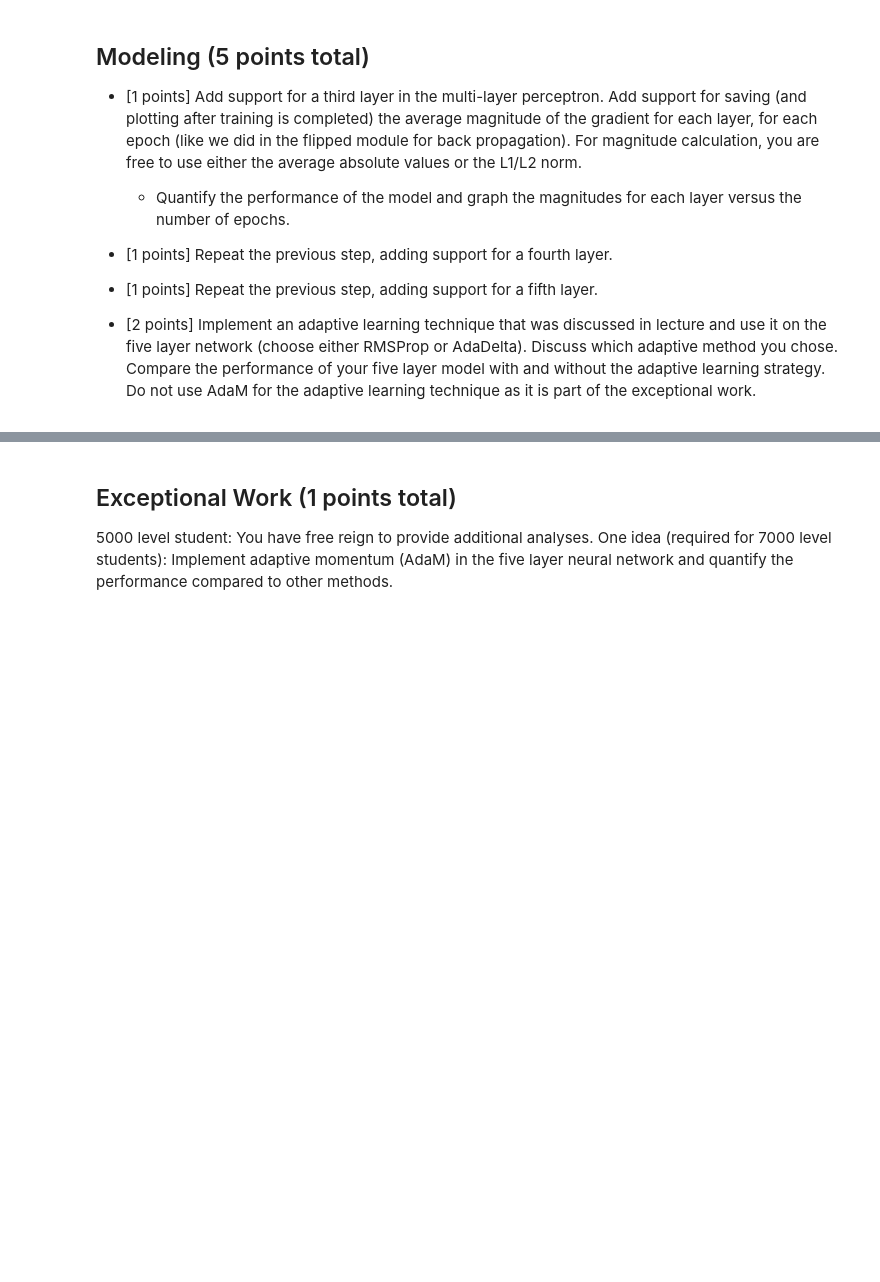
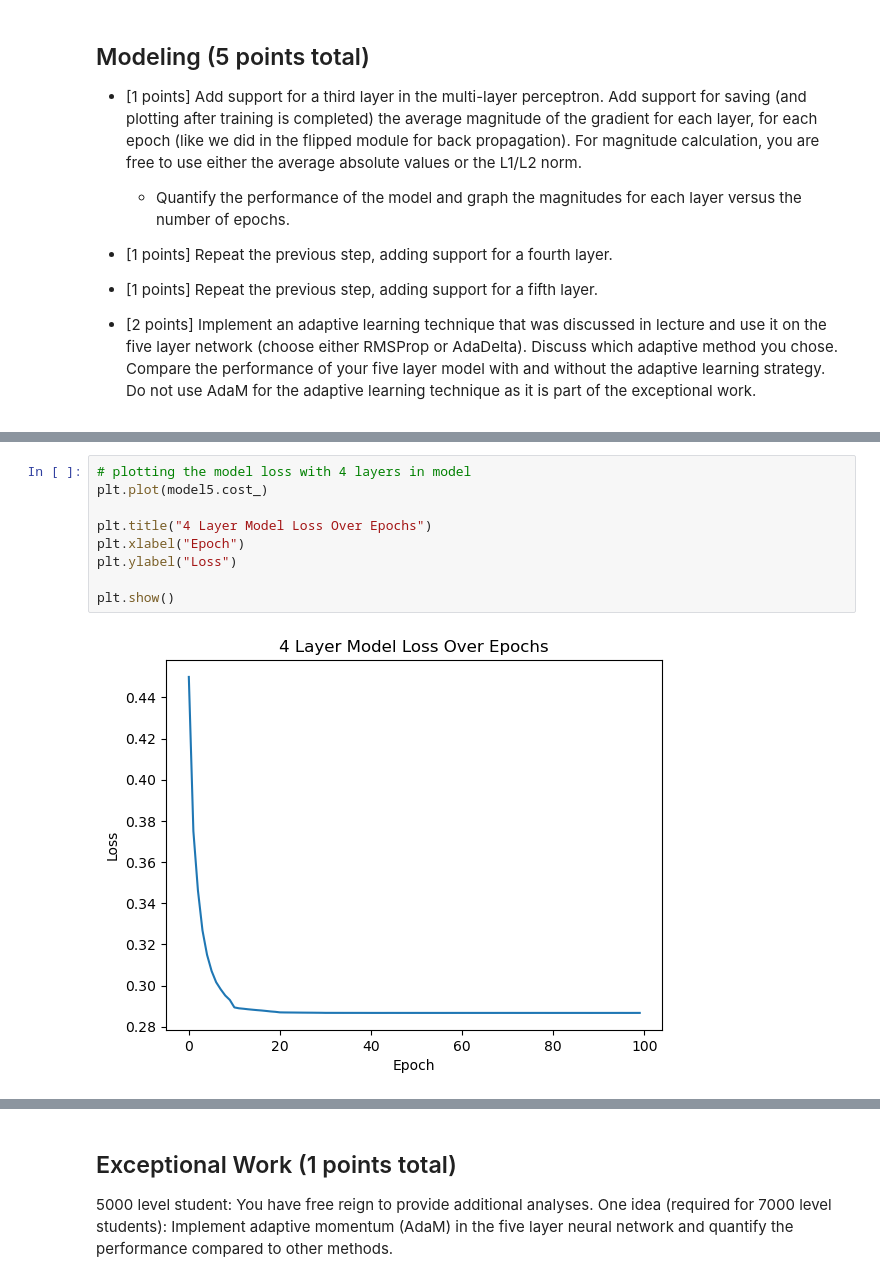
Before and after one commit to 48878679/CS5324_Lab4, a Jupyter notebook: Lab4.ipynb, the cells around one changed output, grey strips where cells are left out. Cells and saved outputs as stored; diff of their text form; blank space fills up the shorter version.

```diff
--- a/Lab4.ipynb
+++ b/Lab4.ipynb
@@ -124,0 +909,11 @@ We chose a customer segmentation dataset with 8,068 entries. It includes details
+# %%
+# plotting the model loss with 4 layers in model
+plt.plot(model5.cost_)
+
+plt.title("4 Layer Model Loss Over Epochs")
+plt.xlabel("Epoch")
+plt.ylabel("Loss")
+
+plt.show()
+# %% [output]
+[figure, added]
```
Also changed, not shown: parts of 30 cells of this notebook.
